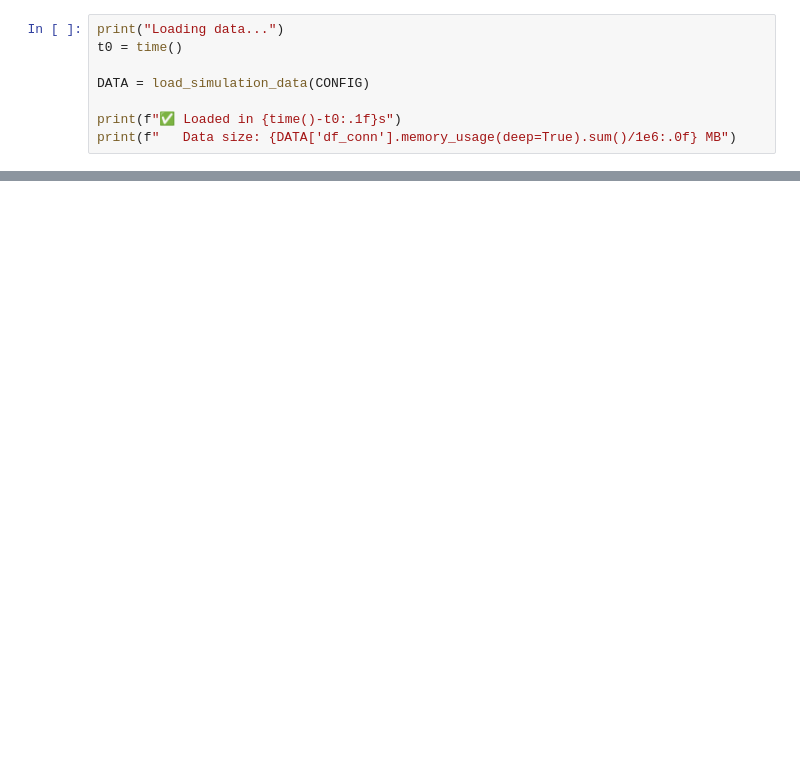
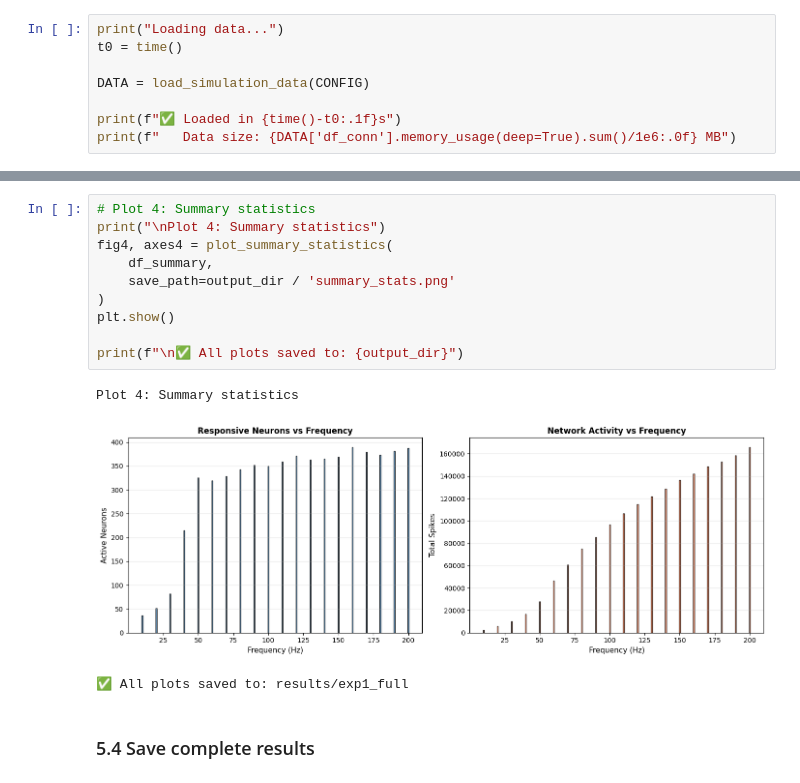
Before and after one commit to ruiluohub/drosophila-lif-reproduction, a Jupyter notebook: test_exp1_clean.ipynb, the cells around one changed output, grey strips where cells are left out. Drawn from its saved outputs; the diff is of its cells as text; blank space fills up the shorter version.

```diff
--- a/test_exp1_clean.ipynb
+++ b/test_exp1_clean.ipynb
@@ -609,0 +916,16 @@ print(f"\n✅ All results saved to: {output_dir}")
+# %%
+# Plot 4: Summary statistics
+print("\nPlot 4: Summary statistics")
+fig4, axes4 = plot_summary_statistics(
+    df_summary,
+    save_path=output_dir / 'summary_stats.png'
+)
+plt.show()
+
+print(f"\n✅ All plots saved to: {output_dir}")
+# %% [output]
+Plot 4: Summary statistics
+[figure, added]
+✅ All plots saved to: results/exp1_full
+# %% [markdown]
+### 5.4 Save complete results
```
Also changed, not shown: parts of 68 cells of this notebook, 2 other files.
